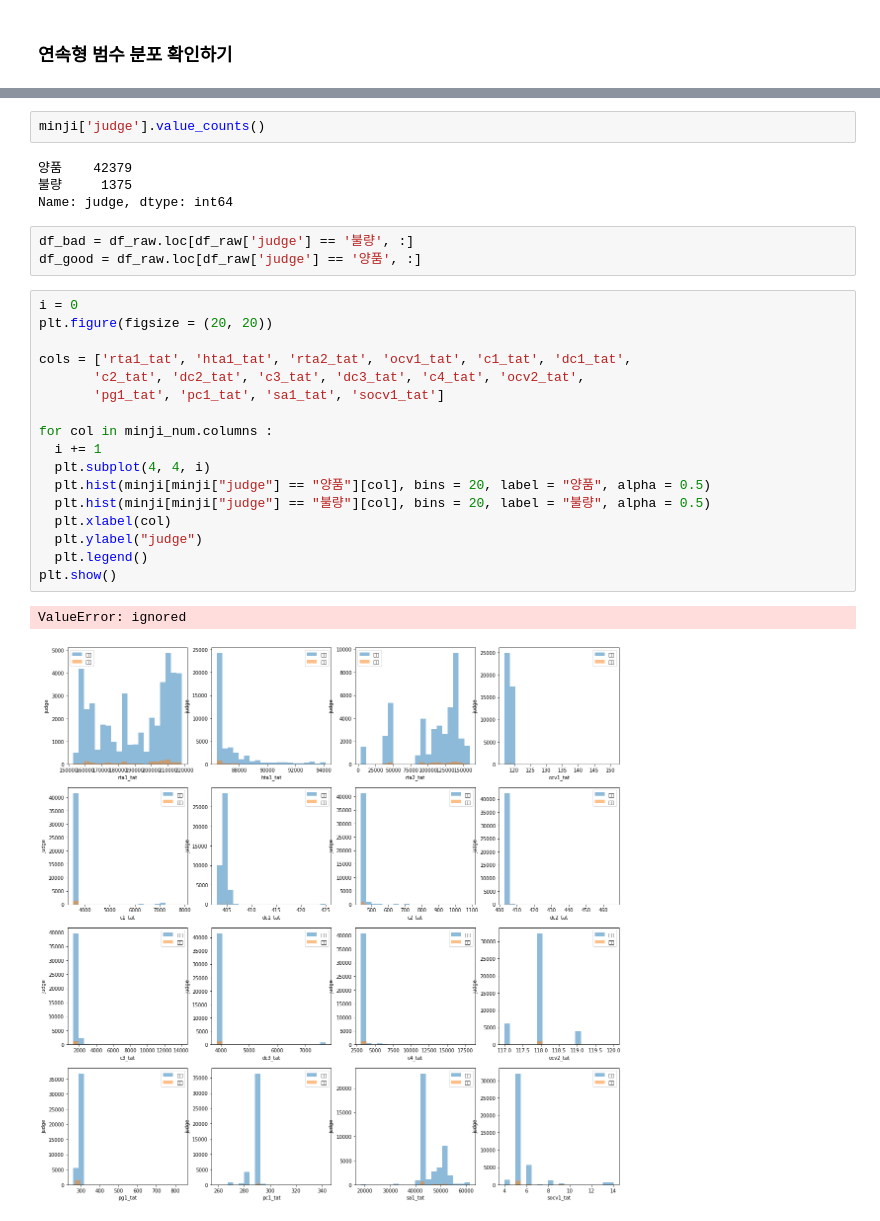
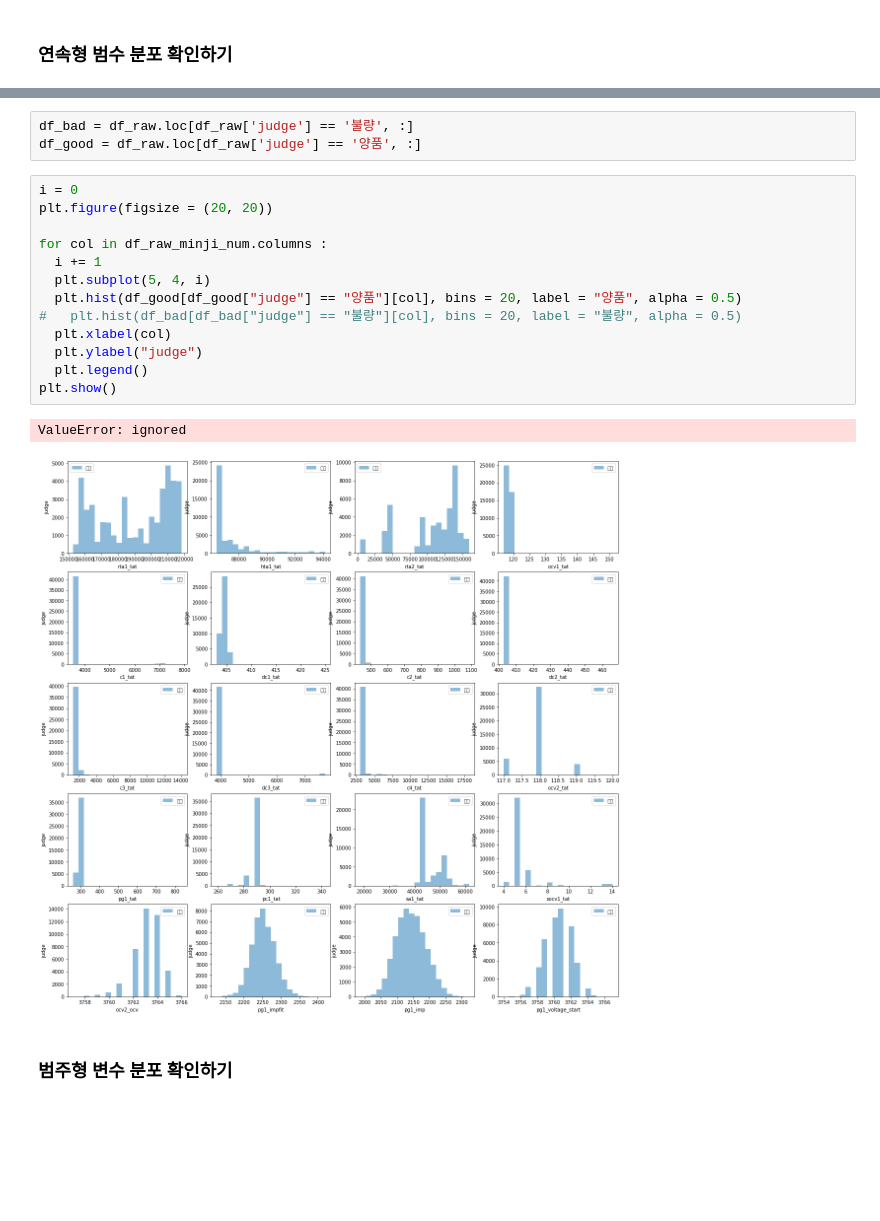
Before and after one commit to mjiii25/posco-academy, a Jupyter notebook: Big-Data/Battery-Project/data-preprocessing.ipynb, the cells around one changed output, grey strips where cells are left out. Saved outputs shown, nothing was run; the diff lists cells and outputs as text; blank space fills up the shorter version.

```diff
--- a/Big-Data/Battery-Project/data-preprocessing.ipynb
+++ b/Big-Data/Battery-Project/data-preprocessing.ipynb
@@ -249,32 +216,24 @@ Index(['rta1_tat', 'hta1_tat', 'rta2_tat', 'ocv1_tat', 'c1_tat', 'dc1_tat',
        'pg1_imp', 'pg1_voltage_start', 'pg1_curr_end', 'pg1_temp_avg',
        'pc1_imp', 'pc1_voltage_start', 'pc1_curr_end'],
       dtype='object')
-# %%
-minji['judge'].value_counts()
-# %% [output]
-양품    42379
-불량     1375
-Name: judge, dtype: int64
 # %%
 df_bad = df_raw.loc[df_raw['judge'] == '불량', :]
 df_good = df_raw.loc[df_raw['judge'] == '양품', :]
 # %%
 i = 0
 plt.figure(figsize = (20, 20))
 
-cols = ['rta1_tat', 'hta1_tat', 'rta2_tat', 'ocv1_tat', 'c1_tat', 'dc1_tat',
-       'c2_tat', 'dc2_tat', 'c3_tat', 'dc3_tat', 'c4_tat', 'ocv2_tat',
-       'pg1_tat', 'pc1_tat', 'sa1_tat', 'socv1_tat']
-
-for col in minji_num.columns :
+for col in df_raw_minji_num.columns :
   i += 1
-  plt.subplot(4, 4, i)
-  plt.hist(minji[minji["judge"] == "양품"][col], bins = 20, label = "양품", alpha = 0.5)
-  plt.hist(minji[minji["judge"] == "불량"][col], bins = 20, label = "불량", alpha = 0.5)
+  plt.subplot(5, 4, i)
+  plt.hist(df_good[df_good["judge"] == "양품"][col], bins = 20, label = "양품", alpha = 0.5)
+#   plt.hist(df_bad[df_bad["judge"] == "불량"][col], bins = 20, label = "불량", alpha = 0.5)
   plt.xlabel(col)
   plt.ylabel("judge")
   plt.legend()
 plt.show()
 # %% [output]
 ValueError: ignored
-[figure, old version]
+[figure, new version]
+# %% [markdown]
+### **범주형 변수 분포 확인하기**
```
Also changed, not shown: parts of 5 cells of this notebook.
